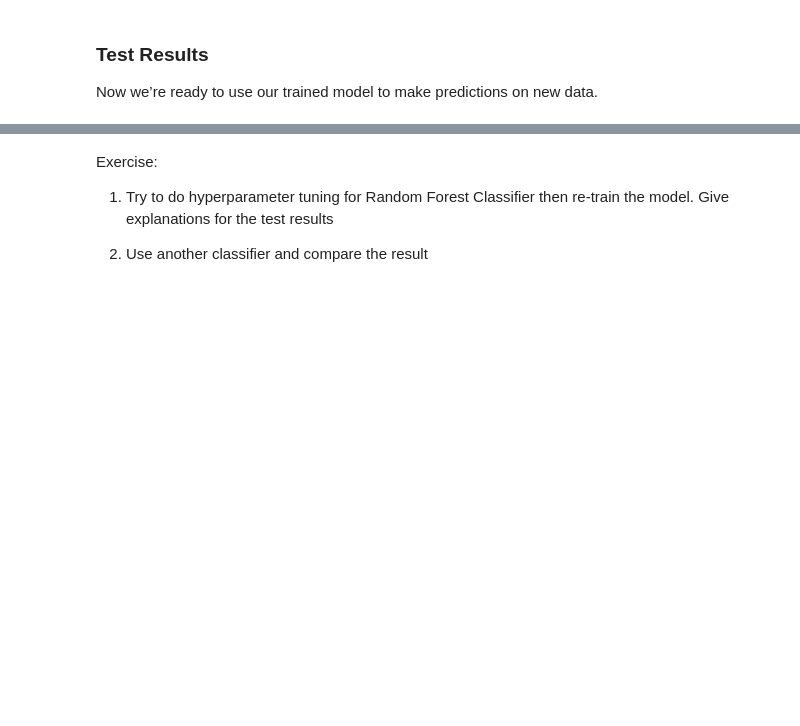
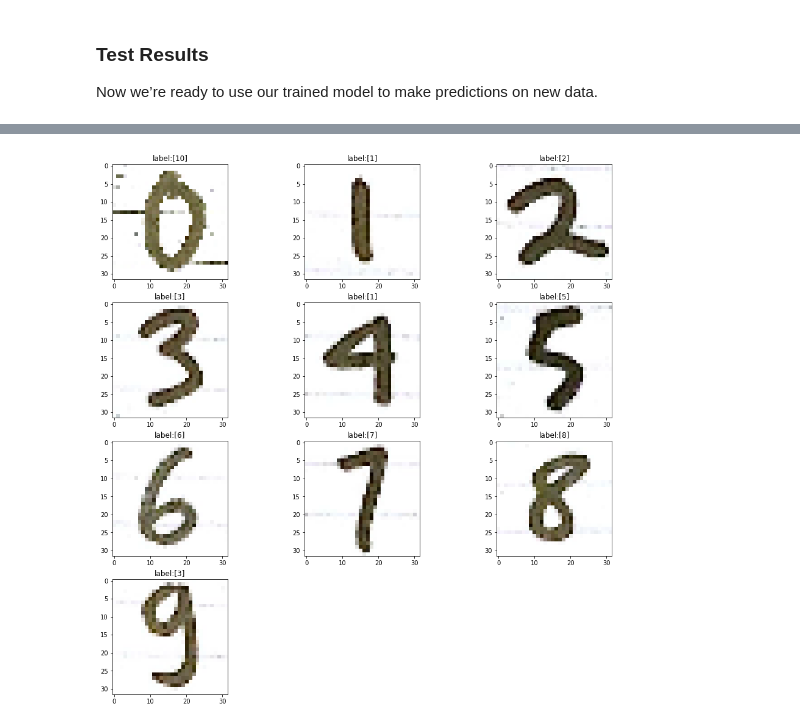
Before and after one commit to AndikaYudantara/Risreg, a Jupyter notebook: image_recognition_sklearn.ipynb, the cells around one changed output, grey strips where cells are left out. Cells and saved outputs as stored; diff of their text form; code cells hidden in the pictures; blank space fills up the shorter version.

```diff
--- a/image_recognition_sklearn.ipynb
+++ b/image_recognition_sklearn.ipynb
@@ -145,6 +147,24 @@ So our model has learnt how to classify house numbers from Google Street View wi
-# %% [markdown]
-Exercise:
-
-1. Try to do hyperparameter tuning for Random Forest Classifier then re-train the model. Give explanations for the test results
-
-2. Use another classifier and compare the result
+# %%
+w = 32
+h = 32
+fig = plt.figure(figsize=(16, 16))
+columns = 3
+rows = 4
+# ax enables access to manipulate each of subplots
+ax = []
+
+for i in range(10):
+    img = cv2.imread('drive/My Drive/datasets/raw_data/data'+str(i)+'.jpg')
+    res = cv2.resize(img, dsize=(32, 32), interpolation=cv2.INTER_CUBIC)
+    features = np.reshape(res, (32*32*3))
+    features = features.reshape(1, -1)
+    label = clf.predict(features)
+
+    # create subplot and append to ax
+    ax.append( fig.add_subplot(rows, columns, i+1) )
+    ax[-1].set_title("label:"+str(label))  # set title
+    plt.imshow(res)
+
+plt.show()
+# %% [output]
+[figure, added]
```
Also changed, not shown: parts of 5 cells of this notebook.
